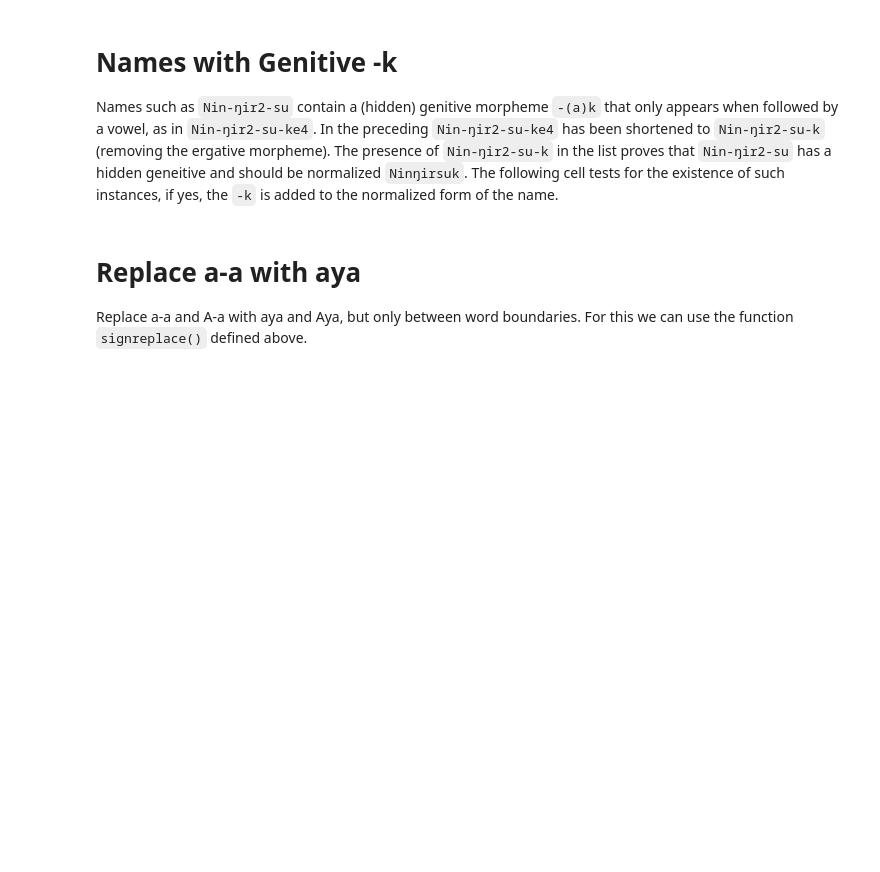
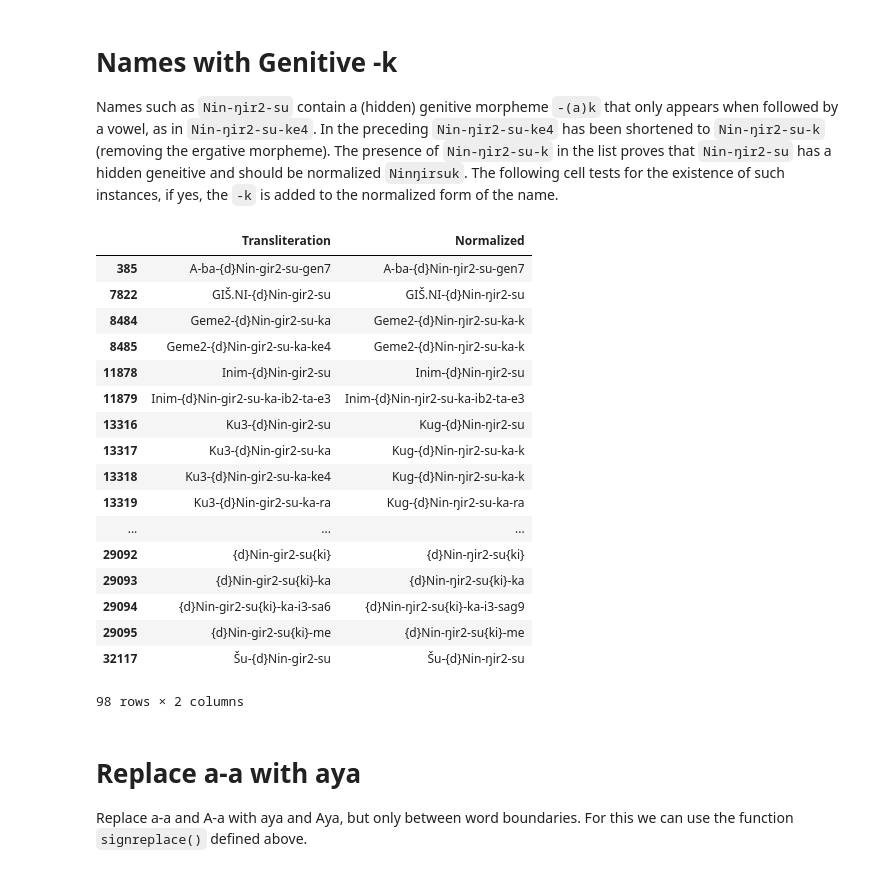
Before and after one commit to niekveldhuis/UrIII-names, a Jupyter notebook: UrIII_name-authority.ipynb, the cells around one changed output. Saved outputs shown, nothing was run; the diff lists cells and outputs as text; code cells hidden in the pictures; blank space fills up the shorter version.

```diff
--- a/UrIII_name-authority.ipynb
+++ b/UrIII_name-authority.ipynb
@@ -52,0 +67,5 @@ lines = [line for line in lines if not "\t#" in line]
+# %%
+lines = [re.sub('([abdegŋhḫijklmnpqrstuwzšṣṭABDEGŊHḪIJKLMNPQRSTUWZŠṢṬ])(X)', '\\1ₓ', line) for line in lines]
+lines = [re.sub('([ₓ])(.*?)(=)(.*?)(?:\s|$)', '\\1(\\4)\\2', line) for line in lines]
+# %%
+lines = [re.sub('(ₓ\()(.*?)([\.×])(.*?)(\))', '\\1|\\2\\3\\4|\\5', line) for line in lines]
@@ -52,0 +82,4 @@ lines = [line for line in lines if not "\t#" in line]
+# %%
+pd.set_option('display.max_colwidth', -1)
+lines_df = pd.DataFrame(lines)
+lines_df[lines_df[0].str.contains('ₓ')]
@@ -188,7 +287,7 @@ The following lines remove morphology that can (almost) unambigously be identifi
 # %%
 df['Normalized'] = [word[:-3] if word.endswith('-ta') else word for word in df['Normalized']]
 df['Normalized'] = [word[:-4] if word.endswith('-še3') else word for word in df['Normalized']]
-df['Normalized'] = [word[:-2] if word.endswith('a|e|i|u' + '-ke4') else word for word in df['Normalized']]
+df['Normalized'] = [word[:-2] if word.endswith(('a-ke4', 'e-ke4', 'i-ke4', 'u-ke4')) else word for word in df['Normalized']]
 df['Normalized'] = [word[:-4] if word.endswith('-ke4') else word for word in df['Normalized']]
 df['Normalized'] = [word[:-2]+'ŋu10' if word.endswith('-mu') else word for word in df['Normalized']]
 # %%
@@ -198,8 +315,26 @@ df[1000:1050]
 Names such as `Nin-ŋir2-su` contain a (hidden) genitive morpheme `-(a)k` that only appears when followed by a vowel, as in `Nin-ŋir2-su-ke4`. In the preceding `Nin-ŋir2-su-ke4` has been shortened to `Nin-ŋir2-su-k` (removing the ergative morpheme). The presence of `Nin-ŋir2-su-k` in the list proves that `Nin-ŋir2-su` has a hidden geneitive and should be normalized `Ninŋirsuk`. The following cell tests for the existence of such instances, if yes, the `-k` is added to the normalized form of the name.
 # %%
 df['Normalized'] = [word + '-k' if word + '-k' in df.Normalized.values else word for word in df['Normalized']]
-
-df[1000:1050]
+df.loc[df.Transliteration.str.contains("Nin-gir2-su")]
+# %% [output]
+|  | Transliteration | Normalized |
+| 385 | A-ba-{d}Nin-gir2-su-gen7 | A-ba-{d}Nin-ŋir2-su-gen7 |
+| 7822 | GIŠ.NI-{d}Nin-gir2-su | GIŠ.NI-{d}Nin-ŋir2-su |
+| 8484 | Geme2-{d}Nin-gir2-su-ka | Geme2-{d}Nin-ŋir2-su-ka-k |
+| 8485 | Geme2-{d}Nin-gir2-su-ka-ke4 | Geme2-{d}Nin-ŋir2-su-ka-k |
+| 11878 | Inim-{d}Nin-gir2-su | Inim-{d}Nin-ŋir2-su |
+| 11879 | Inim-{d}Nin-gir2-su-ka-ib2-ta-e3 | Inim-{d}Nin-ŋir2-su-ka-ib2-ta-e3 |
+| 13316 | Ku3-{d}Nin-gir2-su | Kug-{d}Nin-ŋir2-su |
+| 13317 | Ku3-{d}Nin-gir2-su-ka | Kug-{d}Nin-ŋir2-su-ka-k |
+| 13318 | Ku3-{d}Nin-gir2-su-ka-ke4 | Kug-{d}Nin-ŋir2-su-ka-k |
+| 13319 | Ku3-{d}Nin-gir2-su-ka-ra | Kug-{d}Nin-ŋir2-su-ka-ra |
+| ... | ... | ... |
+| 29092 | {d}Nin-gir2-su{ki} | {d}Nin-ŋir2-su{ki} |
+| 29093 | {d}Nin-gir2-su{ki}-ka | {d}Nin-ŋir2-su{ki}-ka |
+| 29094 | {d}Nin-gir2-su{ki}-ka-i3-sa6 | {d}Nin-ŋir2-su{ki}-ka-i3-sag9 |
+| 29095 | {d}Nin-gir2-su{ki}-me | {d}Nin-ŋir2-su{ki}-me |
+| 32117 | Šu-{d}Nin-gir2-su | Šu-{d}Nin-ŋir2-su |
+98 rows × 2 columns
 # %% [markdown]
 # Replace a-a with aya
 Replace a-a and A-a with aya and Aya, but only between word boundaries. For this we can use the function `signreplace()` defined above.
```
Also changed, not shown: parts of 28 cells of this notebook, 1 other file.
